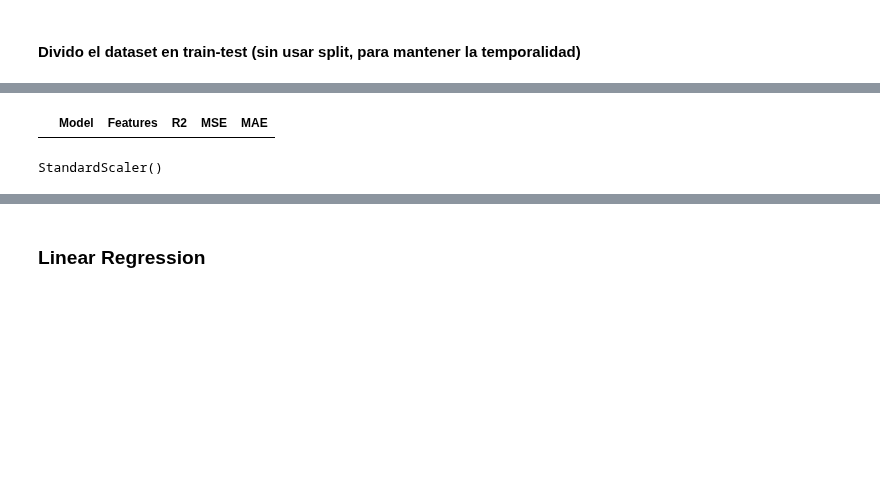
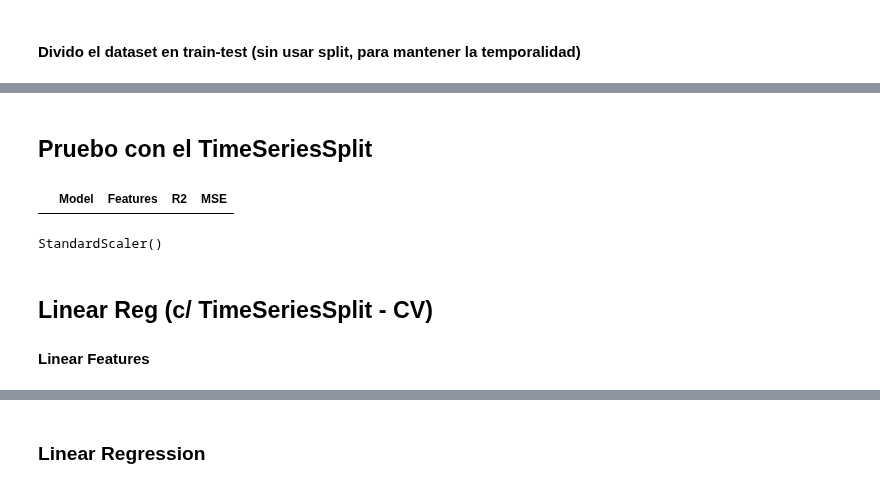
Before and after one commit to tomiambro/clusterai2020_grupo1, a Jupyter notebook: prueba_modelosReg_Sol.ipynb, the cells around one changed output, grey strips where cells are left out. Cells and saved outputs as stored; diff of their text form; code cells hidden in the pictures; blank space fills up the shorter version.

Commit message:
pruebas con TimeSeriesSplit

```diff
--- a/prueba_modelosReg_Sol.ipynb
+++ b/prueba_modelosReg_Sol.ipynb
@@ -164,0 +137,2 @@ print(y_train.shape)
+# %% [markdown]
+## Pruebo con el TimeSeriesSplit
@@ -165,9 +144,9 @@ print(y_train.shape)
 # %%
 # Vamos a crear un dataframe para guardar los resultados de cada estimador
-results_df = pd.DataFrame(columns=['Model','Features','R2','MSE','MAE'])
+results_df = pd.DataFrame(columns=['Model','Features','R2','MSE'])
 results_df
 # %% [output]
-|  | Model | Features | R2 | MSE | MAE |
+|  | Model | Features | R2 | MSE |
 # %%
 # Definimos el escalador
 # # auto scaling train- set (mean = 0, std = 1)
@@ -185,3 +164,6 @@ grad_poly = 2
 poly = PolynomialFeatures(grad_poly)
 x_train_poly_scaled = poly.fit_transform(x_train_scaled)
 x_test_poly_scaled = poly.transform(x_test_scaled)
+# %% [markdown]
+## Linear Reg  (c/ TimeSeriesSplit - CV)
+#### Linear Features
```
Also changed, not shown: parts of 92 cells of this notebook.
